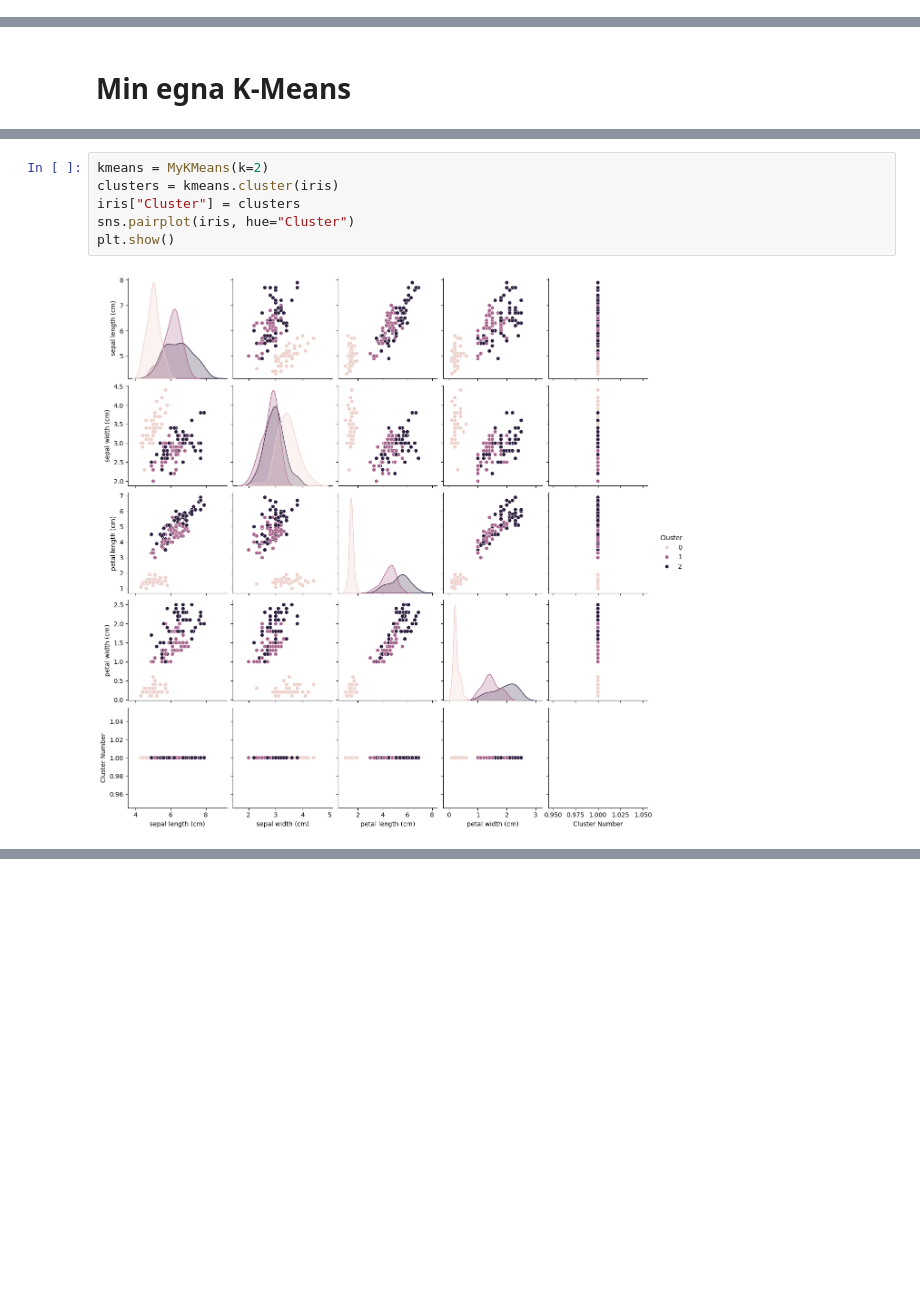
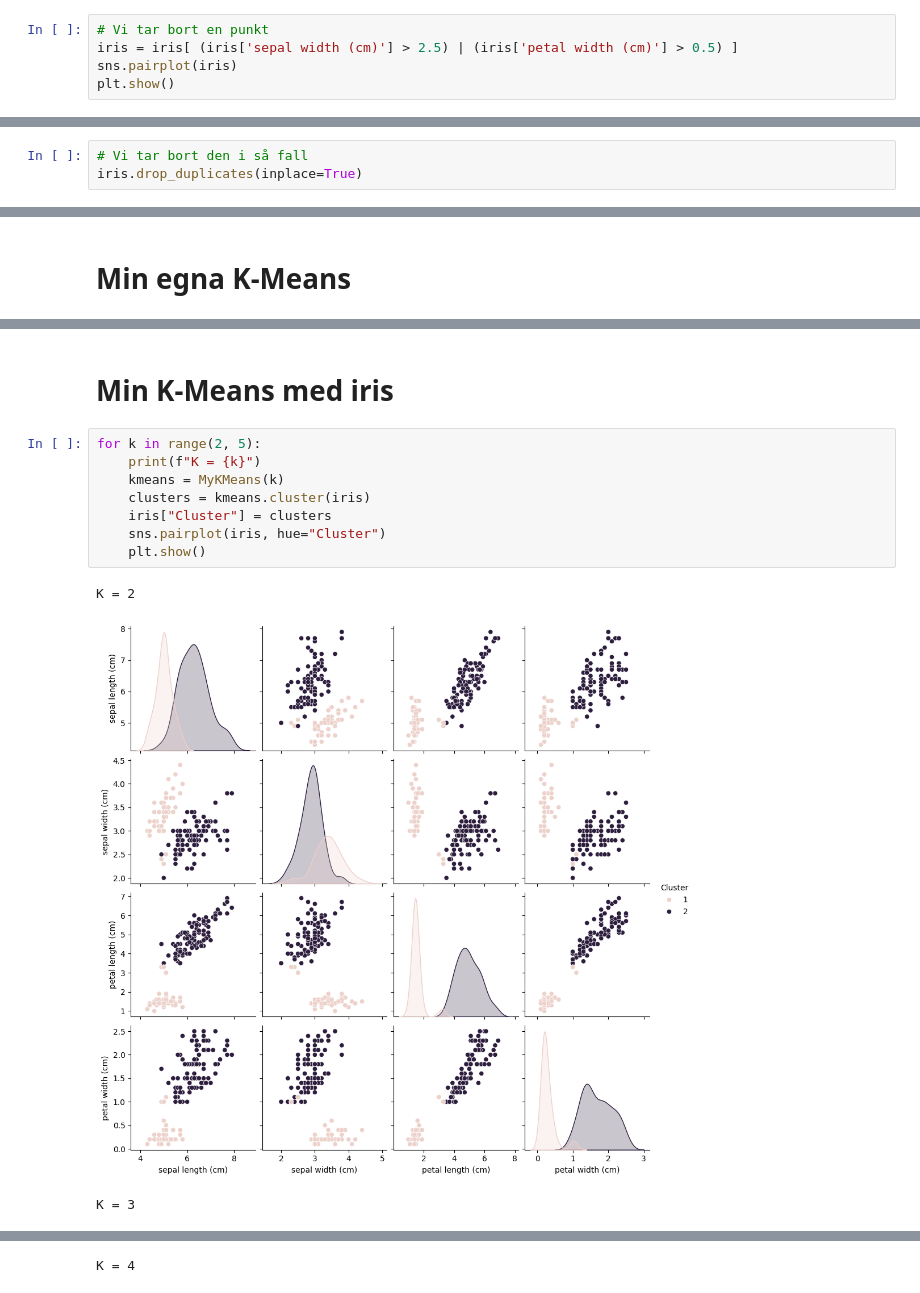
Before and after one commit to Zippy6666/KMeansAssigment, a Jupyter notebook: mykmeans.ipynb, the cells around one changed output, grey strips where cells are left out. Cells and saved outputs as stored; diff of their text form; blank space fills up the shorter version.

```diff
--- a/mykmeans.ipynb
+++ b/mykmeans.ipynb
@@ -40,0 +42,5 @@ plt.show()
+# %%
+# Vi tar bort en punkt
+iris = iris[ (iris['sepal width (cm)'] > 2.5) | (iris['petal width (cm)'] > 0.5) ]
+sns.pairplot(iris)
+plt.show()
@@ -41,3 +54,6 @@ plt.show()
+# %%
+# Vi tar bort den i så fall
+iris.drop_duplicates(inplace=True)
 # %% [markdown]
 # Mall Customers
 # %%
@@ -265,8 +200,14 @@ class MyKMeans:
+# %% [markdown]
+# Min K-Means med iris
 # %%
-kmeans = MyKMeans(k=2)
-clusters = kmeans.cluster(iris)
-iris["Cluster"] = clusters
-sns.pairplot(iris, hue="Cluster")
-plt.show()
+for k in range(2, 5):
+    print(f"K = {k}")
+    kmeans = MyKMeans(k)
+    clusters = kmeans.cluster(iris)
+    iris["Cluster"] = clusters
+    sns.pairplot(iris, hue="Cluster")
+    plt.show()
 # %% [output]
+K = 2
-[figure, old version]
+[figure, new version]
+K = 3
@@ -272,0 +215 @@ plt.show()
+K = 4
```
Also changed, not shown: parts of 17 cells of this notebook, 1 other file.
